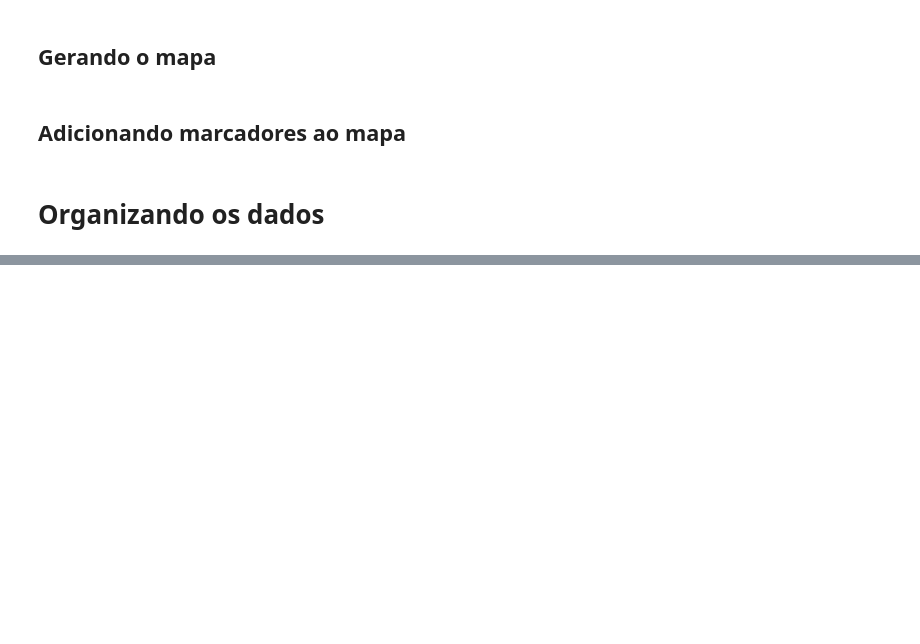
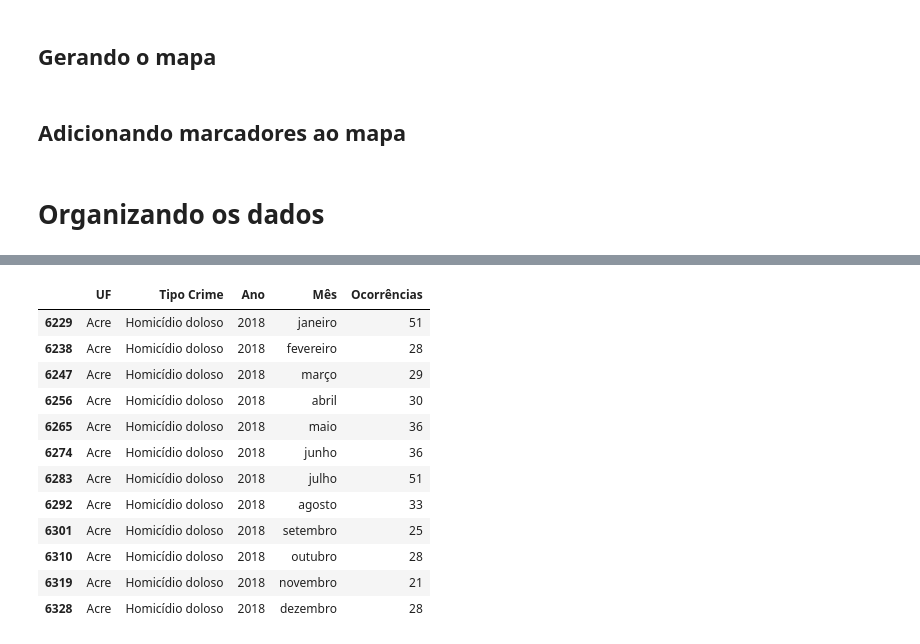
Before and after one commit to ArionLisboa/Trabalho-VED, a Jupyter notebook: A-testes.ipynb, the cells around one changed output, grey strips where cells are left out. Drawn from its saved outputs; the diff is of its cells as text; code cells hidden in the pictures; blank space fills up the shorter version.

```diff
--- a/A-testes.ipynb
+++ b/A-testes.ipynb
@@ -110,0 +162,16 @@ m_teste
+# %%
+dfscrimes_anos[2018]["Homicídio doloso"][dfscrimes_anos[2018]["Homicídio doloso"]["UF"] == "Acre"]
+# %% [output]
+|  | UF | Tipo Crime | Ano | Mês | Ocorrências |
+| 6229 | Acre | Homicídio doloso | 2018 | janeiro | 51 |
+| 6238 | Acre | Homicídio doloso | 2018 | fevereiro | 28 |
+| 6247 | Acre | Homicídio doloso | 2018 | março | 29 |
+| 6256 | Acre | Homicídio doloso | 2018 | abril | 30 |
+| 6265 | Acre | Homicídio doloso | 2018 | maio | 36 |
+| 6274 | Acre | Homicídio doloso | 2018 | junho | 36 |
+| 6283 | Acre | Homicídio doloso | 2018 | julho | 51 |
+| 6292 | Acre | Homicídio doloso | 2018 | agosto | 33 |
+| 6301 | Acre | Homicídio doloso | 2018 | setembro | 25 |
+| 6310 | Acre | Homicídio doloso | 2018 | outubro | 28 |
+| 6319 | Acre | Homicídio doloso | 2018 | novembro | 21 |
+| 6328 | Acre | Homicídio doloso | 2018 | dezembro | 28 |
```
Also changed, not shown: parts of 17 cells of this notebook.
